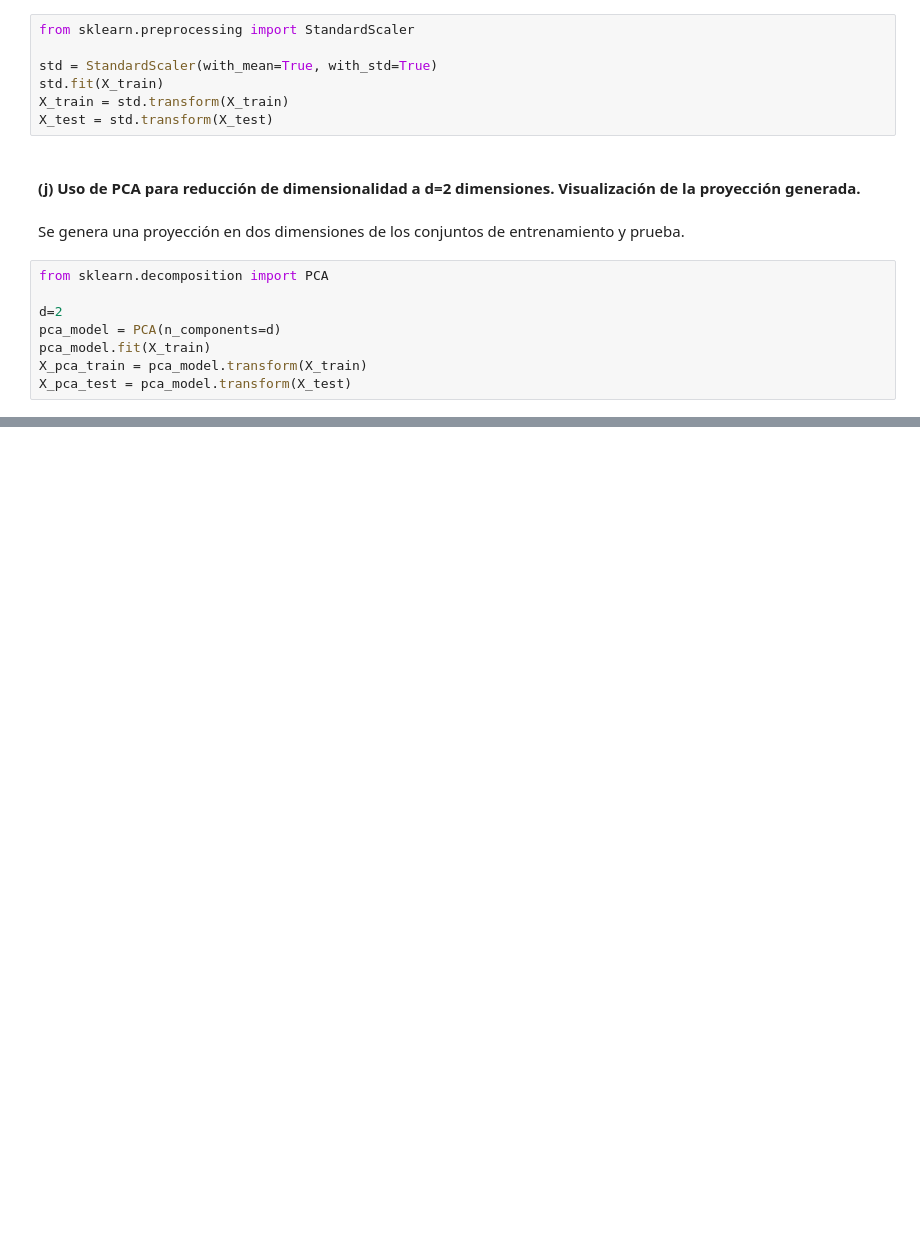
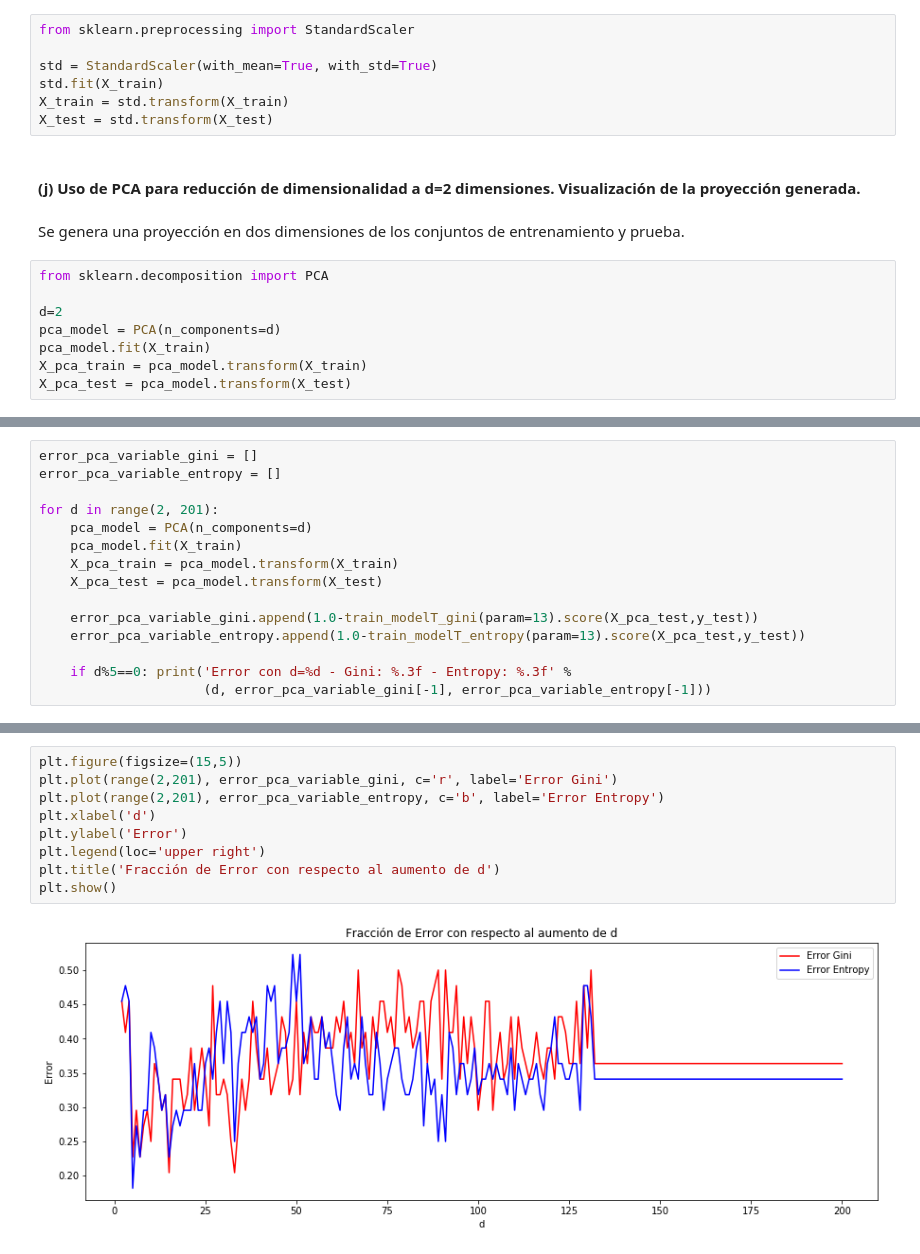
Before and after one commit to Buguemar/Tarea2ML, a Jupyter notebook: Pregunta 2.ipynb, the cells around one changed output, grey strips where cells are left out. Drawn from its saved outputs; the diff is of its cells as text; blank space fills up the shorter version.

```diff
--- a/Pregunta 2.ipynb
+++ b/Pregunta 2.ipynb
@@ -324,0 +442,15 @@ def train_model(param):
+# %%
+error_pca_variable_gini = []
+error_pca_variable_entropy = []
+
+for d in range(2, 201):
+    pca_model = PCA(n_components=d)
+    pca_model.fit(X_train)
+    X_pca_train = pca_model.transform(X_train)
+    X_pca_test = pca_model.transform(X_test)
+
+    error_pca_variable_gini.append(1.0-train_modelT_gini(param=13).score(X_pca_test,y_test))
+    error_pca_variable_entropy.append(1.0-train_modelT_entropy(param=13).score(X_pca_test,y_test))
+
+    if d%5==0: print('Error con d=%d - Gini: %.3f - Entropy: %.3f' %
+                     (d, error_pca_variable_gini[-1], error_pca_variable_entropy[-1]))
@@ -324,0 +475,11 @@ def train_model(param):
+# %%
+plt.figure(figsize=(15,5))
+plt.plot(range(2,201), error_pca_variable_gini, c='r', label='Error Gini')
+plt.plot(range(2,201), error_pca_variable_entropy, c='b', label='Error Entropy')
+plt.xlabel('d')
+plt.ylabel('Error')
+plt.legend(loc='upper right')
+plt.title('Fracción de Error con respecto al aumento de d')
+plt.show()
+# %% [output]
+[figure, added]
```
Also changed, not shown: parts of 65 cells of this notebook.
